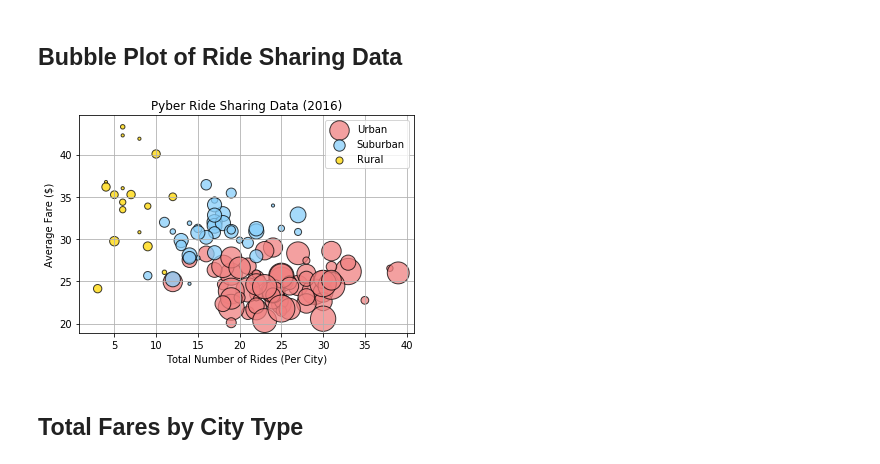
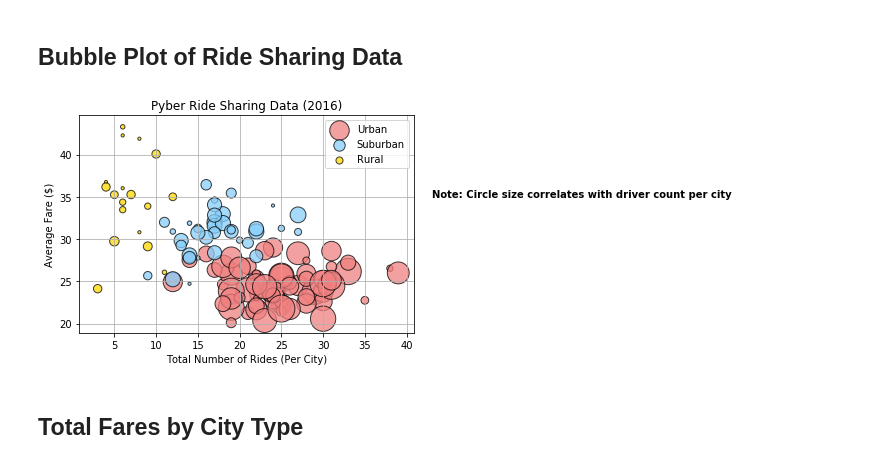
Before and after one commit to knkayser/Pyber-Homework, a Jupyter notebook: Pyber_Kayser.ipynb, the cells around one changed output. Saved outputs shown, nothing was run; the diff lists cells and outputs as text; code cells hidden in the pictures.

Commit message:
Update file with images and trends

```diff
--- a/Pyber_Kayser.ipynb
+++ b/Pyber_Kayser.ipynb
@@ -69,36 +69,41 @@ x_values_rural = city_groups_rural["ride_id"]
 
 # y-values
 fare_groups_rural = rural_values.groupby(["city"])["fare"].mean()
 y_values_rural = fare_groups_rural
 
 # driver count
 rural_driver_count = rural_values.groupby(["city"])["driver_count"].unique()
 rural_driver_count_clean = rural_driver_count.str[0]
 
 # Build the scatter plots for each city types
 Urban = plt.scatter(x_values_urban, y_values_urban, marker="o", facecolors="lightcoral", label="Urban", s=urban_driver_count_clean*10, edgecolors="black", alpha=0.75)
 Suburban = plt.scatter(x_values_suburban, y_values_suburban, marker="o", facecolors="lightskyblue", s=suburban_driver_count_clean*10, edgecolors="black", alpha=0.75, label="Suburban")
 Rural = plt.scatter(x_values_rural, y_values_rural, marker="o", facecolors="gold", edgecolors="black", s=rural_driver_count_clean*10, alpha=0.75, label="Rural")
 
 # s=rural_driver_count*10
 
 #Add labels to the x and y axes
 plt.title("Pyber Ride Sharing Data (2016)")
 plt.xlabel("Total Number of Rides (Per City)")
 plt.ylabel("Average Fare ($)")
 
 plt.grid()
 
 #Create a legend
 plt.legend(handles=[Urban, Suburban, Rural], loc="best")
 
-plt.show()
-
 # Incorporate a text label regarding circle size
 
+plt.text(43, 35, "Note: Circle size correlates with driver count per city", horizontalalignment='left', size='medium', color='black', weight='semibold')
+#sns.plt.show()
+
 # Save Figure
+
+plt.savefig("../Images/pyber_bubble.png")
+
+plt.show()
 # %% [output]
-[figure, old version]
+[figure, new version]
 # %% [markdown]
 ## Total Fares by City Type
 # %%
```
Also changed, not shown: parts of 6 cells of this notebook.
